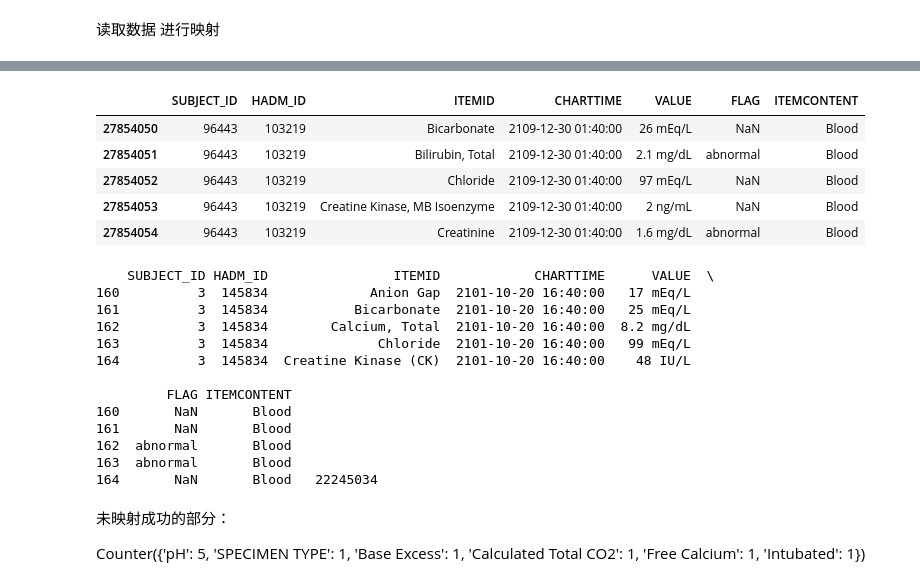
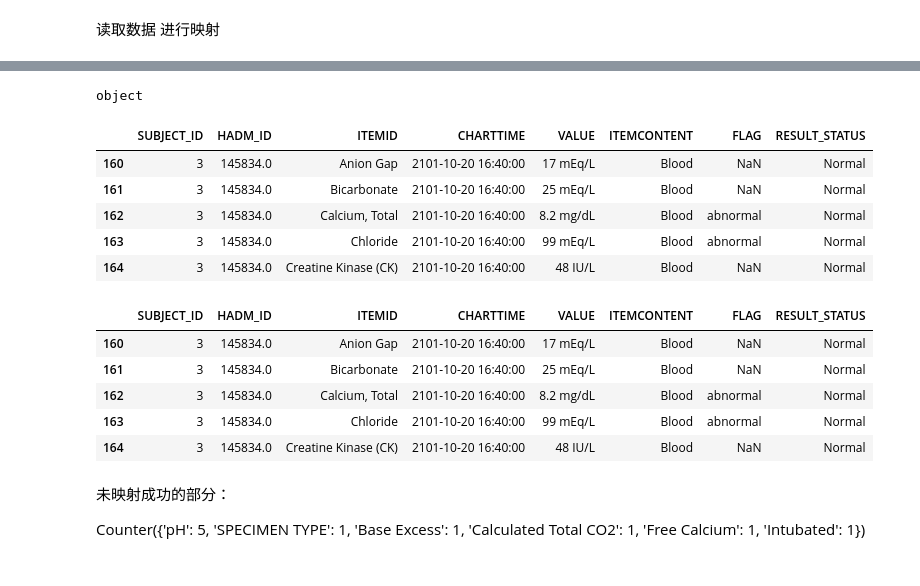
Before and after one commit to HoBinspire/MIMIC3_mapper, a Jupyter notebook: code_mapper/work.ipynb, the cells around one changed output, grey strips where cells are left out. Drawn from its saved outputs; the diff is of its cells as text; code cells hidden in the pictures.

```diff
--- a/code_mapper/work.ipynb
+++ b/code_mapper/work.ipynb
@@ -112,10 +113,10 @@ finish parsing PRESCRIPTIONS : 131.8321180343628s
 # %% [markdown]
 ### 2.1 设置映射表
 # %%
-# from pyhealth.medcode import InnerMap
+from pyhealth.medcode import InnerMap
 
 # # 加载 映射词典
 # print(dataset.code_vocs.keys())
 # diagnosis_map_table = InnerMap.load(dataset.code_vocs['conditions']) # pyhealth.medcode.codes.icd9cm.ICD9CM
 # procedures_map_table = InnerMap.load(dataset.code_vocs['procedures']) # pyhealth.medcode.codes.icd9proc.ICD9PROC
-# prescriptions_map_table = InnerMap.load(dataset.code_vocs['drugs']) # pyhealth.medcode.codes.ndc.NDC
+prescriptions_map_table = InnerMap.load(dataset.code_vocs['drugs']) # pyhealth.medcode.codes.ndc.NDC
@@ -143,6 +144,6 @@ ehrBase = {}  # 初始化 字典，key 为 病人唯一 id, value 为
 # %%
 table = readcsv('../dataset/MIMICIII_data/', 'PATIENTS.csv')
-fliter = ['SUBJECT_ID', 'EXPIRE_FLAG']
+fliter = ['SUBJECT_ID', 'EXPIRE_FLAG', 'GENDER']
 table = table[fliter]
 table.head()
 # %% [output]
@@ -157,8 +160,9 @@ table.head()
 for index, row in table.iterrows():
     patient_id = row['SUBJECT_ID']
     expire_flag = row['EXPIRE_FLAG']
+    gender = row['GENDER']
 
-    patient = Patient(expire_flag=expire_flag)
+    patient = Patient(expire_flag=expire_flag, gender=gender)
 
     ehrBase[str(patient_id)] = patient
 
@@ -545,8 +593,8 @@ from collections import Counter
 # 初始化计数器
 missing_codes = Counter() # 记录一下 没有映射成功的字段
 
-table = readcsv('../dataset/MIMICIII_data/', 'LABEVENTS.csv')
-fliter = ['SUBJECT_ID', 'HADM_ID', 'ITEMID', 'CHARTTIME', 'VALUE', 'VALUEUOM', 'FLAG']  # 包括：检查项目，检查时间(暂时忽略), 检查值，单位，是否正常
+table = readcsv('../dataset/', 'LABEVENTS_WITH_STATUS.csv')
+fliter = ['SUBJECT_ID', 'HADM_ID', 'ITEMID', 'CHARTTIME', 'VALUE', 'VALUEUOM', 'FLAG', 'RESULT_STATUS']  # 包括：检查项目，检查时间(暂时忽略), 检查值，单位，是否正常
 table = table[fliter]
 
 # 去重
@@ -575,3 +627,7 @@ table.head()
+# %%
+print(table['HADM_ID'].dtype)
+# %% [output]
+object
 # %%
 # 对该列 每个元素  进行 medCode 到 自然语言 转换
 for index, row in tqdm(table.iterrows(), total=len(table), desc="Task processing:"):
@@ -583,32 +639,25 @@ for index, row in tqdm(table.iterrows(), total=len(table), desc="Task processing
         # 如果代码不在映射字典中，保持原样并记录
         missing_codes[code] += 1
 # %%
-table.tail()
+table.head()
 # %% [output]
-|  | SUBJECT_ID | HADM_ID | ITEMID | CHARTTIME | VALUE | FLAG | ITEMCONTENT |
-| 27854050 | 96443 | 103219 | Bicarbonate | 2109-12-30 01:40:00 | 26 mEq/L | NaN | Blood |
-| 27854051 | 96443 | 103219 | Bilirubin, Total | 2109-12-30 01:40:00 | 2.1 mg/dL | abnormal | Blood |
-| 27854052 | 96443 | 103219 | Chloride | 2109-12-30 01:40:00 | 97 mEq/L | NaN | Blood |
-| 27854053 | 96443 | 103219 | Creatine Kinase, MB Isoenzyme | 2109-12-30 01:40:00 | 2 ng/mL | NaN | Blood |
-| 27854054 | 96443 | 103219 | Creatinine | 2109-12-30 01:40:00 | 1.6 mg/dL | abnormal | Blood |
+|  | SUBJECT_ID | HADM_ID | ITEMID | CHARTTIME | VALUE | ITEMCONTENT | FLAG | RESULT_STATUS |
+| 160 | 3 | 145834.0 | Anion Gap | 2101-10-20 16:40:00 | 17 mEq/L | Blood | NaN | Normal |
+| 161 | 3 | 145834.0 | Bicarbonate | 2101-10-20 16:40:00 | 25 mEq/L | Blood | NaN | Normal |
+| 162 | 3 | 145834.0 | Calcium, Total | 2101-10-20 16:40:00 | 8.2 mg/dL | Blood | abnormal | Normal |
+| 163 | 3 | 145834.0 | Chloride | 2101-10-20 16:40:00 | 99 mEq/L | Blood | abnormal | Normal |
+| 164 | 3 | 145834.0 | Creatine Kinase (CK) | 2101-10-20 16:40:00 | 48 IU/L | Blood | NaN | Normal |
 # %%
 # 删除 HADM_ID 为空的行
-table = table.dropna(subset=['HADM_ID'])
-print(table.head(), len(table))
+# table = table.dropna(subset=['HADM_ID'])
+table.head()
 # %% [output]
-    SUBJECT_ID HADM_ID                ITEMID            CHARTTIME      VALUE  \
-160          3  145834             Anion Gap  2101-10-20 16:40:00   17 mEq/L
-161          3  145834           Bicarbonate  2101-10-20 16:40:00   25 mEq/L
-162          3  145834        Calcium, Total  2101-10-20 16:40:00  8.2 mg/dL
-163          3  145834              Chloride  2101-10-20 16:40:00   99 mEq/L
-164          3  145834  Creatine Kinase (CK)  2101-10-20 16:40:00    48 IU/L
-
-         FLAG ITEMCONTENT
-160       NaN       Blood
-161       NaN       Blood
-162  abnormal       Blood
-163  abnormal       Blood
-164       NaN       Blood   22245034
+|  | SUBJECT_ID | HADM_ID | ITEMID | CHARTTIME | VALUE | ITEMCONTENT | FLAG | RESULT_STATUS |
+| 160 | 3 | 145834.0 | Anion Gap | 2101-10-20 16:40:00 | 17 mEq/L | Blood | NaN | Normal |
+| 161 | 3 | 145834.0 | Bicarbonate | 2101-10-20 16:40:00 | 25 mEq/L | Blood | NaN | Normal |
+| 162 | 3 | 145834.0 | Calcium, Total | 2101-10-20 16:40:00 | 8.2 mg/dL | Blood | abnormal | Normal |
+| 163 | 3 | 145834.0 | Chloride | 2101-10-20 16:40:00 | 99 mEq/L | Blood | abnormal | Normal |
+| 164 | 3 | 145834.0 | Creatine Kinase (CK) | 2101-10-20 16:40:00 | 48 IU/L | Blood | NaN | Normal |
 # %% [markdown]
 未映射成功的部分：
 
```
Also changed, not shown: parts of 38 cells of this notebook.
